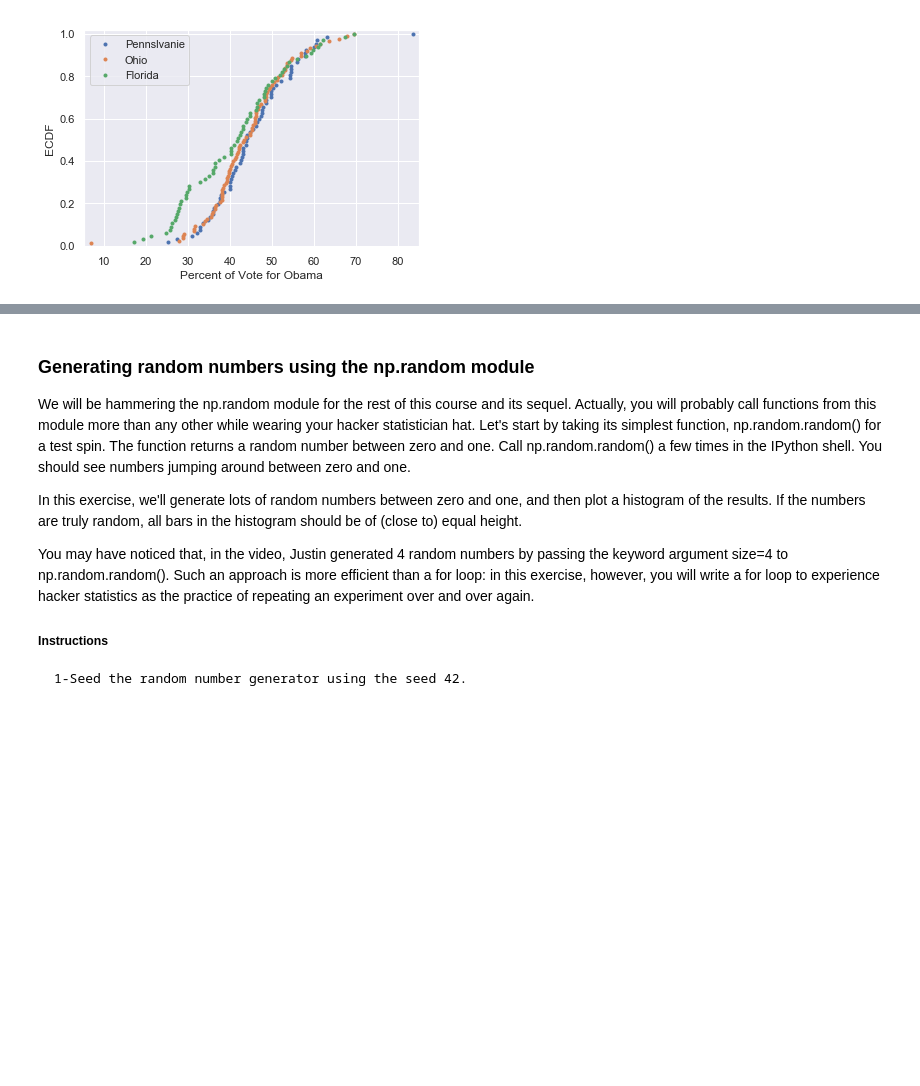
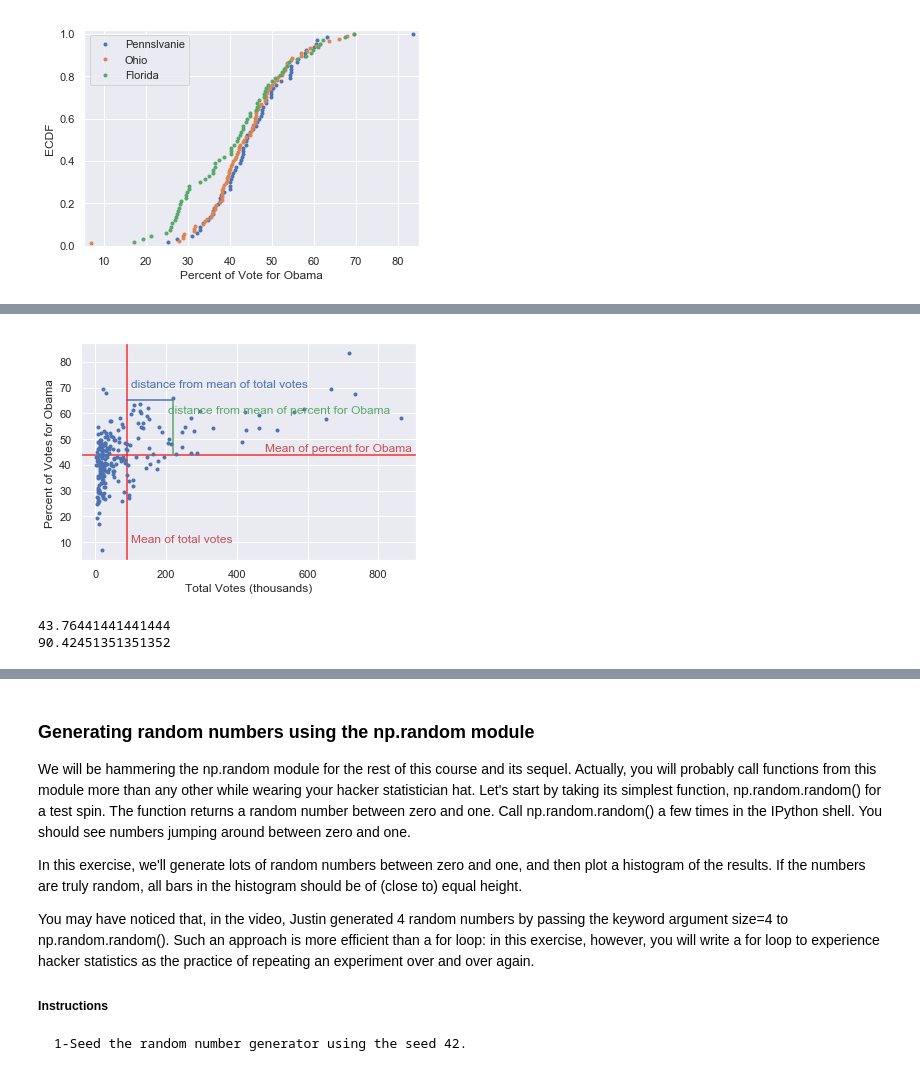
Before and after one commit to aysbt/DataCamp, a Jupyter notebook: Statistical_Thinking_in_Python_course_1.ipynb, the cells around one changed output, grey strips where cells are left out. Drawn from its saved outputs; the diff is of its cells as text; code cells hidden in the pictures; blank space fills up the shorter version.

```diff
--- a/Statistical_Thinking_in_Python_course_1.ipynb
+++ b/Statistical_Thinking_in_Python_course_1.ipynb
@@ -154,0 +221,35 @@ plt.show()
+# %%
+mean_of_dem_share = np.mean(swing_state['dem_share'])
+mean_of_total_vote =np.mean(swing_state['total_votes'])/1000
+
+_ = plt.plot(swing_state['total_votes']/1000, swing_state['dem_share'], marker='.',
+            linestyle='none')
+#drawing the mean of total votes
+_ = plt.axvline(x=mean_of_total_vote, ymin=0, ymax= max(swing_state['total_votes']),
+                color='red', zorder=1, alpha=0.8 )
+_ = plt.text(480,45,'Mean of percent for Obama', color='r')
+#draw tha mean of percent of votes for Obama
+_ = plt.axhline(y=mean_of_dem_share, xmin=0, xmax= max(swing_state['dem_share']),
+                color='red', zorder=1, alpha=0.8)
+_ = plt.text(100, 10, 'Mean of total votes', color='r')
+
+#distance from mean
+_ = plt.vlines(x=220, ymin=44, ymax=65., color='g')
+_ = plt.hlines(y=65, xmin=85, xmax=220, color='b')
+
+_ = plt.text(100, 70, 'distance from mean of total votes', color='b')
+_ = plt.text(205,60,'distance from mean of percent for Obama', color='g')
+#_ =plt.axline()
+#data point
+
+_ = plt.xlabel('Total Votes (thousands)')
+_ = plt.ylabel('Percent of Votes for Obama ')
+
+
+plt.show()
+print(mean_of_dem_share)
+print(mean_of_total_vote)
+# %% [output]
+[figure, added]
+43.76441441441444
+90.42451351351352
```
Also changed, not shown: parts of 13 cells of this notebook.
